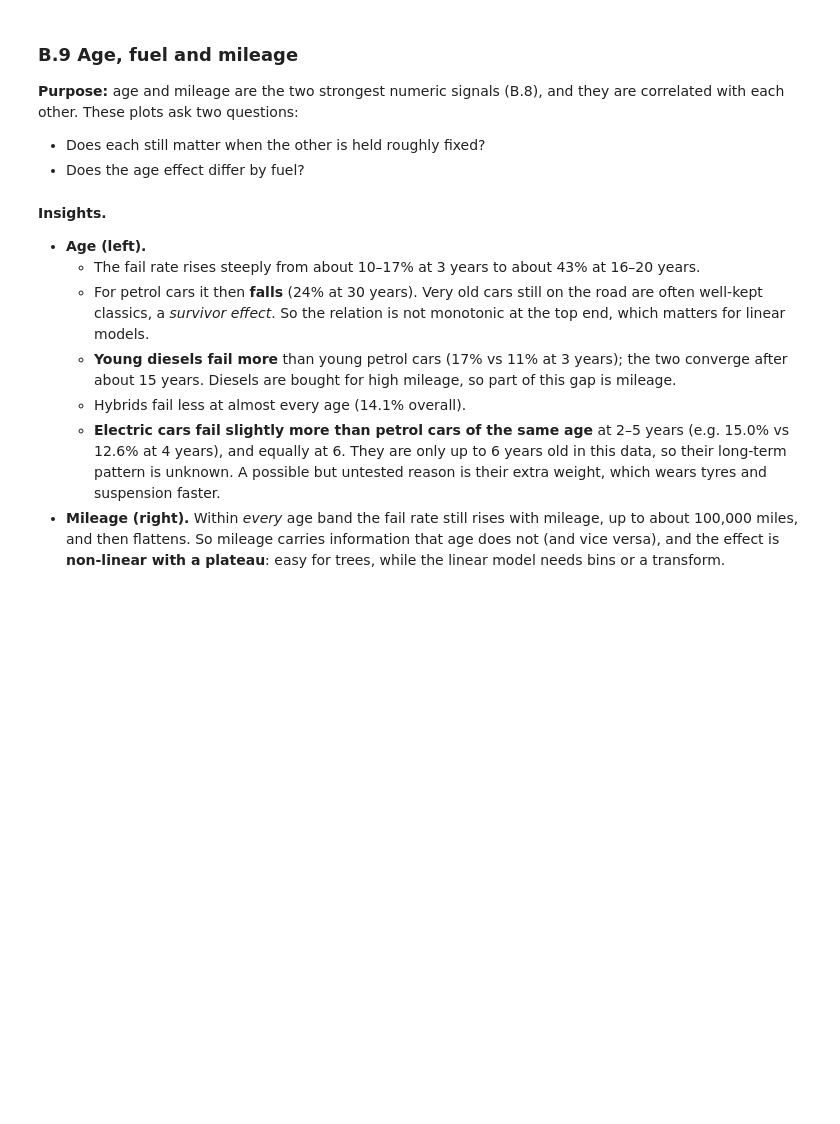
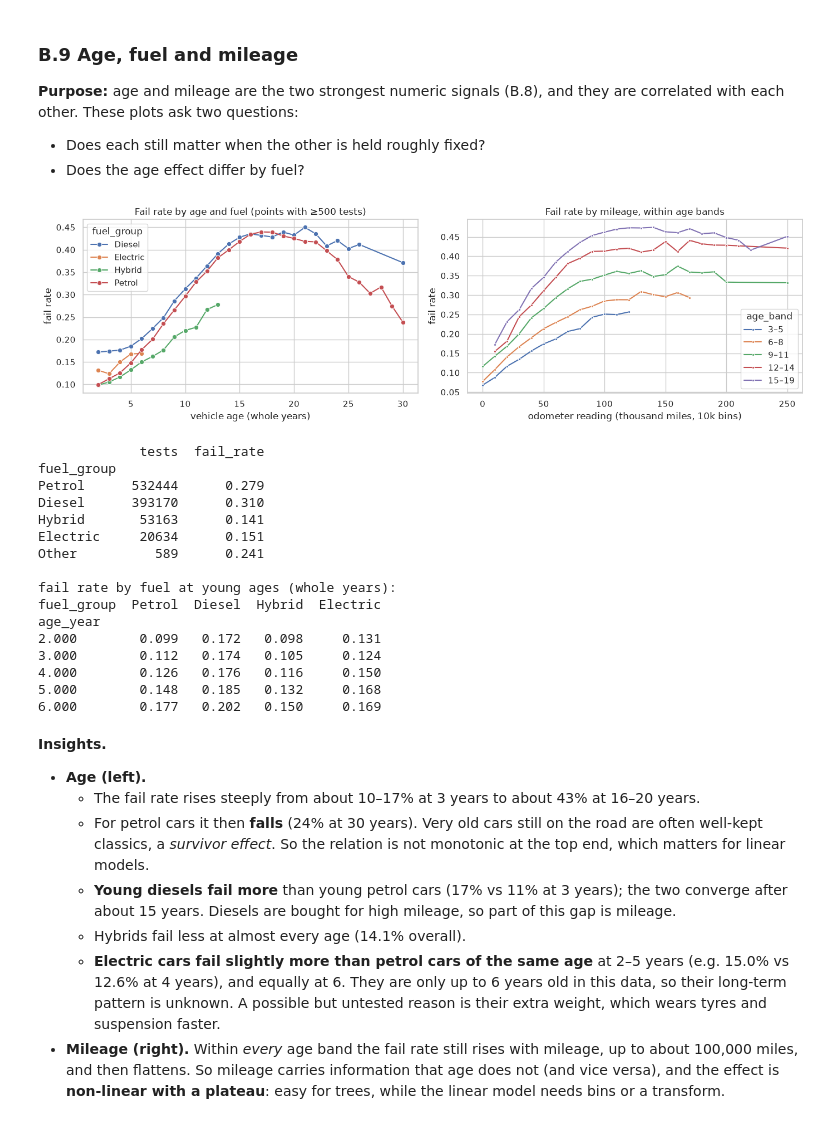
Before and after one commit to Megach-ffs/mot-failure-prediction, a Jupyter notebook: notebooks/MLDA_CW1.ipynb, the cells around one changed output. Saved outputs shown, nothing was run; the diff lists cells and outputs as text; code cells hidden in the pictures; blank space fills up the shorter version.

```diff
--- a/notebooks/MLDA_CW1.ipynb
+++ b/notebooks/MLDA_CW1.ipynb
@@ -371,34 +576,56 @@ plt.tight_layout(); plt.show()
 - Does each still matter when the other is held roughly fixed?
 - Does the age effect differ by fuel?
 # %%
-from motfail.app_data import AGE_BINS, AGE_LABELS, FUEL_GROUPS
+from motfail.app_data import AGE_BINS, AGE_LABELS
+from motfail.clean import fuel_name_to_code
+from motfail.features import FUEL_GROUPS
 
-df["fuel_group"] = df["fuel_type"].map(FUEL_GROUPS).fillna("Other")
+# some rows hold the fuel's name, not its code (A.4): map names to codes first, then group
+fuel_code = df["fuel_type"].astype("string").replace(fuel_name_to_code())
+df["fuel_group"] = fuel_code.map(FUEL_GROUPS).fillna("Other")
 df["age_band"] = pd.cut(df["vehicle_age_years"], bins=AGE_BINS, labels=AGE_LABELS, right=False)
 df["age_year"] = np.floor(df["vehicle_age_years"]).clip(upper=30)
 
 MIN_N = 500  # rates from fewer tests are too noisy to plot
 fig, axes = plt.subplots(1, 2, figsize=(14, 4.2))
 
 g = df.groupby(["fuel_group", "age_year"])["fail"].agg(["mean", "size"]).reset_index()
 g = g[(g["size"] >= MIN_N) & (g["fuel_group"] != "Other")]
 sns.lineplot(data=g, x="age_year", y="mean", hue="fuel_group", marker="o", ax=axes[0])
 axes[0].set(xlabel="vehicle age (whole years)", ylabel="fail rate",
             title=f"Fail rate by age and fuel (points with ≥{MIN_N} tests)")
 
 df["mileage_10k"] = (df["test_mileage"] // 10_000 * 10).clip(upper=250)
 bands = ["3–5", "6–8", "9–11", "12–14", "15–19"]
 m = df[df["age_band"].isin(bands) & (df["test_mileage"] > 0)]
 m = m.groupby(["age_band", "mileage_10k"], observed=True)["fail"].agg(["mean", "size"]).reset_index()
 m = m[m["size"] >= MIN_N]
 sns.lineplot(data=m, x="mileage_10k", y="mean", hue="age_band", hue_order=bands, marker=".", ax=axes[1])
 axes[1].set(xlabel="odometer reading (thousand miles, 10k bins)", ylabel="fail rate",
             title="Fail rate by mileage, within age bands")
 plt.tight_layout(); plt.show()
 print(df.groupby("fuel_group")["fail"].agg(tests="size", fail_rate="mean").sort_values("tests", ascending=False).to_string())
 print("\nfail rate by fuel at young ages (whole years):")
 print(df[df["age_year"].between(2, 6)].pivot_table(index="age_year", columns="fuel_group", values="fail",
       aggfunc="mean")[["Petrol", "Diesel", "Hybrid", "Electric"]].round(3).to_string())
+# %% [output]
+[figure, added]
+             tests  fail_rate
+fuel_group
+Petrol      532444      0.279
+Diesel      393170      0.310
+Hybrid       53163      0.141
+Electric     20634      0.151
+Other          589      0.241
+
+fail rate by fuel at young ages (whole years):
+fuel_group  Petrol  Diesel  Hybrid  Electric
+age_year
+2.000        0.099   0.172   0.098     0.131
+3.000        0.112   0.174   0.105     0.124
+4.000        0.126   0.176   0.116     0.150
+5.000        0.148   0.185   0.132     0.168
+6.000        0.177   0.202   0.150     0.169
 # %% [markdown]
 **Insights.**
 - **Age (left).**
```
Also changed, not shown: parts of 42 cells of this notebook, 3 other files.
